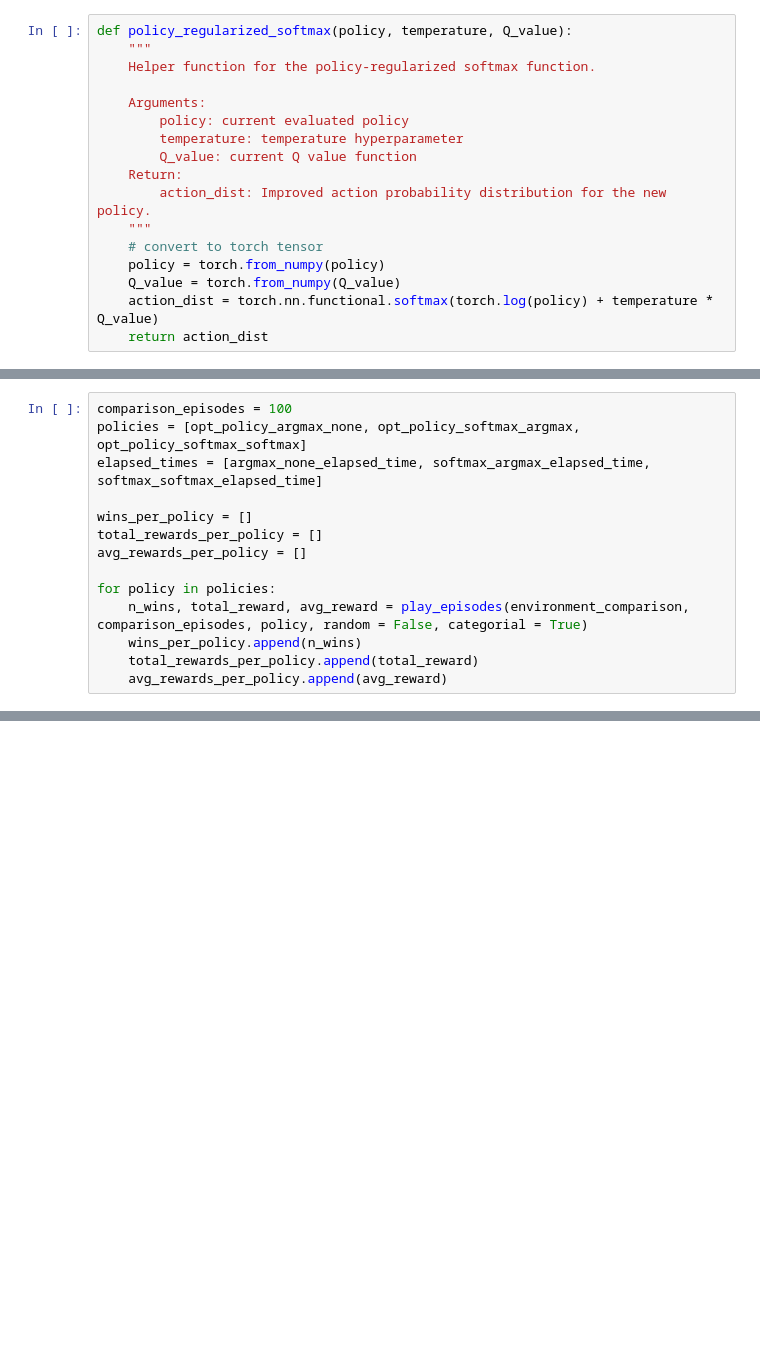
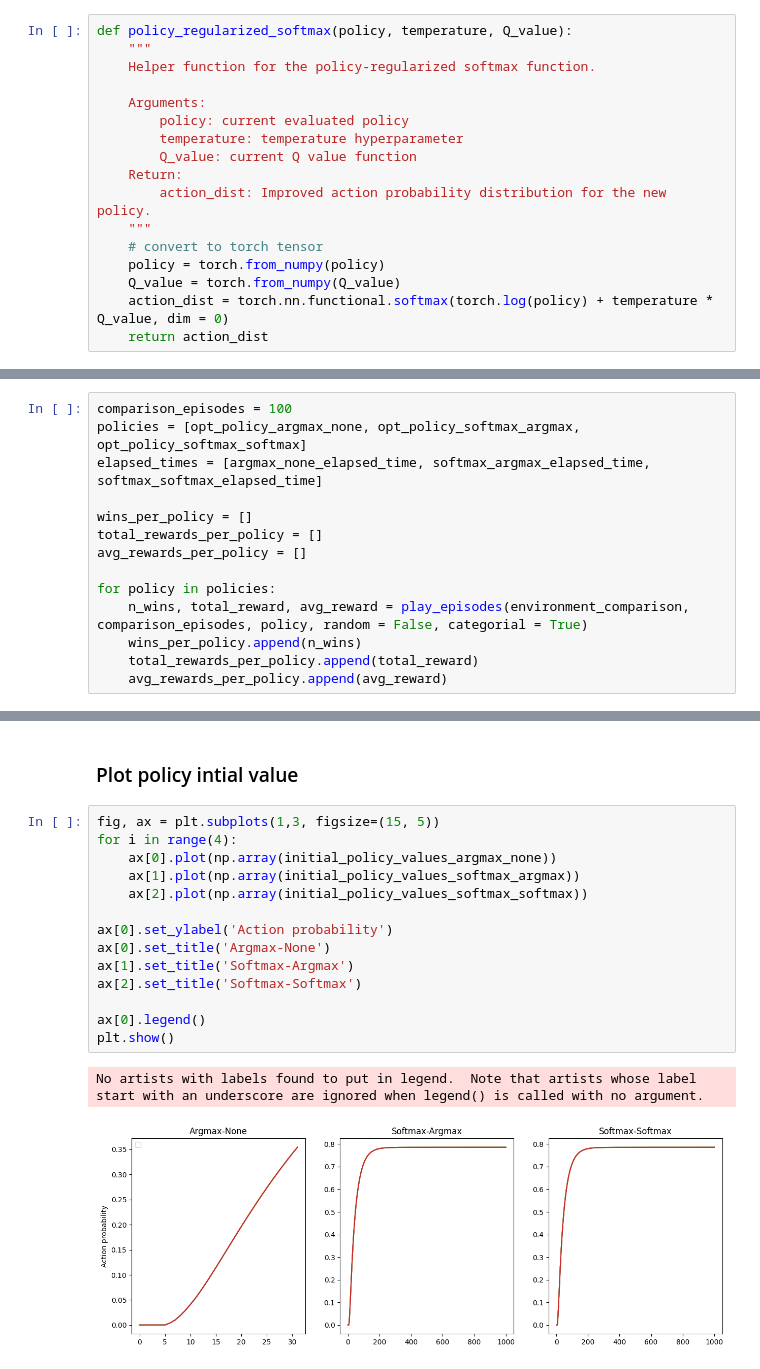
Before and after one commit to Jackkert/MDP-with-Value-Iteration-and-Policy-Iteration, a Jupyter notebook: MDP_with_PI_VI.ipynb, the cells around one changed output, grey strips where cells are left out. Saved outputs shown, nothing was run; the diff lists cells and outputs as text; blank space fills up the shorter version.

```diff
--- a/MDP_with_PI_VI.ipynb
+++ b/MDP_with_PI_VI.ipynb
@@ -300,5 +300,5 @@ def policy_regularized_softmax(policy, temperature, Q_value):
     # convert to torch tensor
     policy = torch.from_numpy(policy)
     Q_value = torch.from_numpy(Q_value)
-    action_dist = torch.nn.functional.softmax(torch.log(policy) + temperature * Q_value)
+    action_dist = torch.nn.functional.softmax(torch.log(policy) + temperature * Q_value, dim = 0)
     return action_dist
@@ -503,0 +523,19 @@ No artists with labels found to put in legend.  Note that artists whose label st
+# %% [markdown]
+### Plot policy intial value
+# %%
+fig, ax = plt.subplots(1,3, figsize=(15, 5))
+for i in range(4):
+    ax[0].plot(np.array(initial_policy_values_argmax_none))
+    ax[1].plot(np.array(initial_policy_values_softmax_argmax))
+    ax[2].plot(np.array(initial_policy_values_softmax_softmax))
+
+ax[0].set_ylabel('Action probability')
+ax[0].set_title('Argmax-None')
+ax[1].set_title('Softmax-Argmax')
+ax[2].set_title('Softmax-Softmax')
+
+ax[0].legend()
+plt.show()
+# %% [output]
+No artists with labels found to put in legend.  Note that artists whose label start with an underscore are ignored when legend() is called with no argument.
+[figure, added]
```
Also changed, not shown: parts of 9 cells of this notebook.
